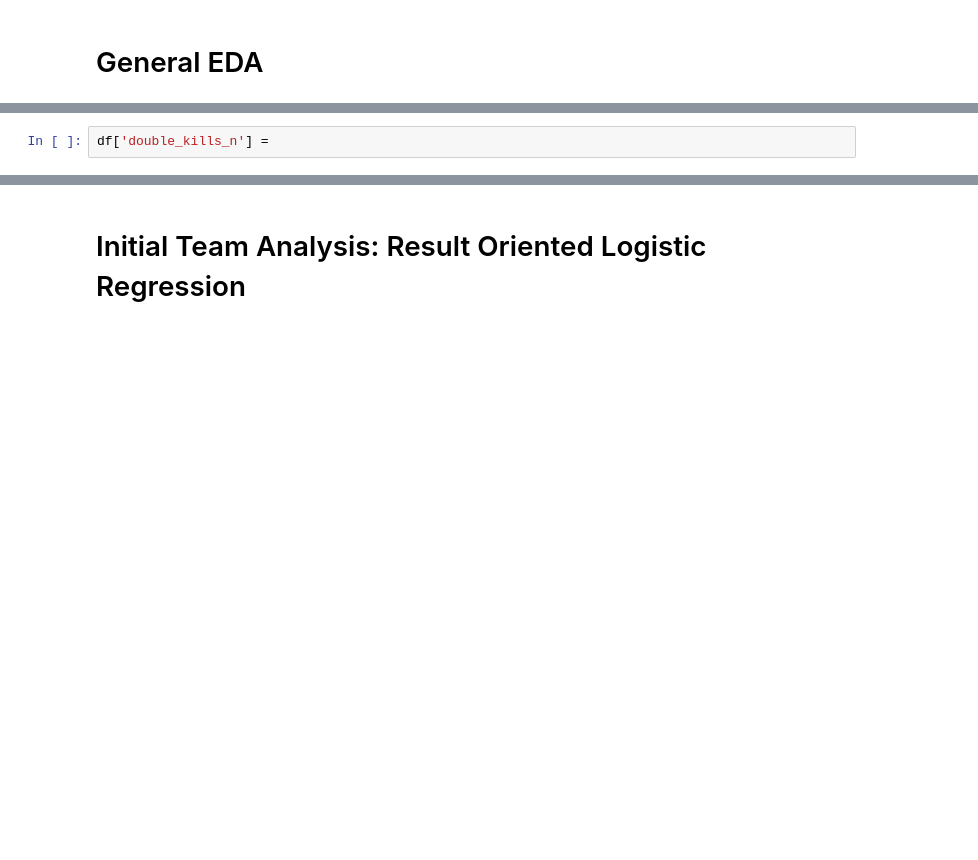
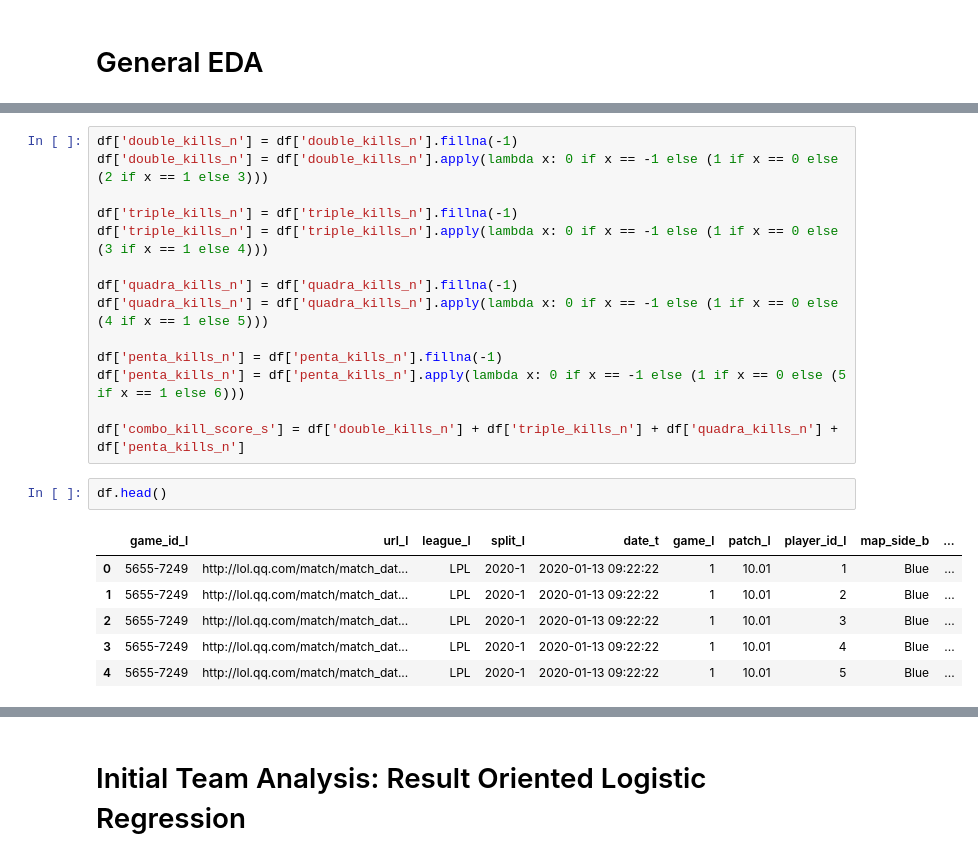
Before and after one commit to vic-voskovsky/LeagueofLegends, a Jupyter notebook: notebooks/p6_League_of_Legends_nb.ipynb, the cells around one changed output, grey strips where cells are left out. Cells and saved outputs as stored; diff of their text form; blank space fills up the shorter version.

```diff
--- a/notebooks/p6_League_of_Legends_nb.ipynb
+++ b/notebooks/p6_League_of_Legends_nb.ipynb
@@ -211,2 +383,23 @@ plt.scatter(df['damage_to_champs_n'], df['map_position_c']);
+# %%
+df['double_kills_n'] = df['double_kills_n'].fillna(-1)
+df['double_kills_n'] = df['double_kills_n'].apply(lambda x: 0 if x == -1 else (1 if x == 0 else (2 if x == 1 else 3)))
+
+df['triple_kills_n'] = df['triple_kills_n'].fillna(-1)
+df['triple_kills_n'] = df['triple_kills_n'].apply(lambda x: 0 if x == -1 else (1 if x == 0 else (3 if x == 1 else 4)))
+
+df['quadra_kills_n'] = df['quadra_kills_n'].fillna(-1)
+df['quadra_kills_n'] = df['quadra_kills_n'].apply(lambda x: 0 if x == -1 else (1 if x == 0 else (4 if x == 1 else 5)))
+
+df['penta_kills_n'] = df['penta_kills_n'].fillna(-1)
+df['penta_kills_n'] = df['penta_kills_n'].apply(lambda x: 0 if x == -1 else (1 if x == 0 else (5 if x == 1 else 6)))
+
+df['combo_kill_score_s'] = df['double_kills_n'] + df['triple_kills_n'] + df['quadra_kills_n'] + df['penta_kills_n']
 # %%
-df['double_kills_n'] =
+df.head()
+# %% [output]
+|  | game_id_l | url_l | league_l | split_l | date_t | game_l | patch_l | player_id_l | map_side_b | ... |
+| 0 | 5655-7249 | http://lol.qq.com/match/match_dat... | LPL | 2020-1 | 2020-01-13 09:22:22 | 1 | 10.01 | 1 | Blue | ... |
+| 1 | 5655-7249 | http://lol.qq.com/match/match_dat... | LPL | 2020-1 | 2020-01-13 09:22:22 | 1 | 10.01 | 2 | Blue | ... |
+| 2 | 5655-7249 | http://lol.qq.com/match/match_dat... | LPL | 2020-1 | 2020-01-13 09:22:22 | 1 | 10.01 | 3 | Blue | ... |
+| 3 | 5655-7249 | http://lol.qq.com/match/match_dat... | LPL | 2020-1 | 2020-01-13 09:22:22 | 1 | 10.01 | 4 | Blue | ... |
+| 4 | 5655-7249 | http://lol.qq.com/match/match_dat... | LPL | 2020-1 | 2020-01-13 09:22:22 | 1 | 10.01 | 5 | Blue | ... |
```
Also changed, not shown: parts of 15 cells of this notebook.
